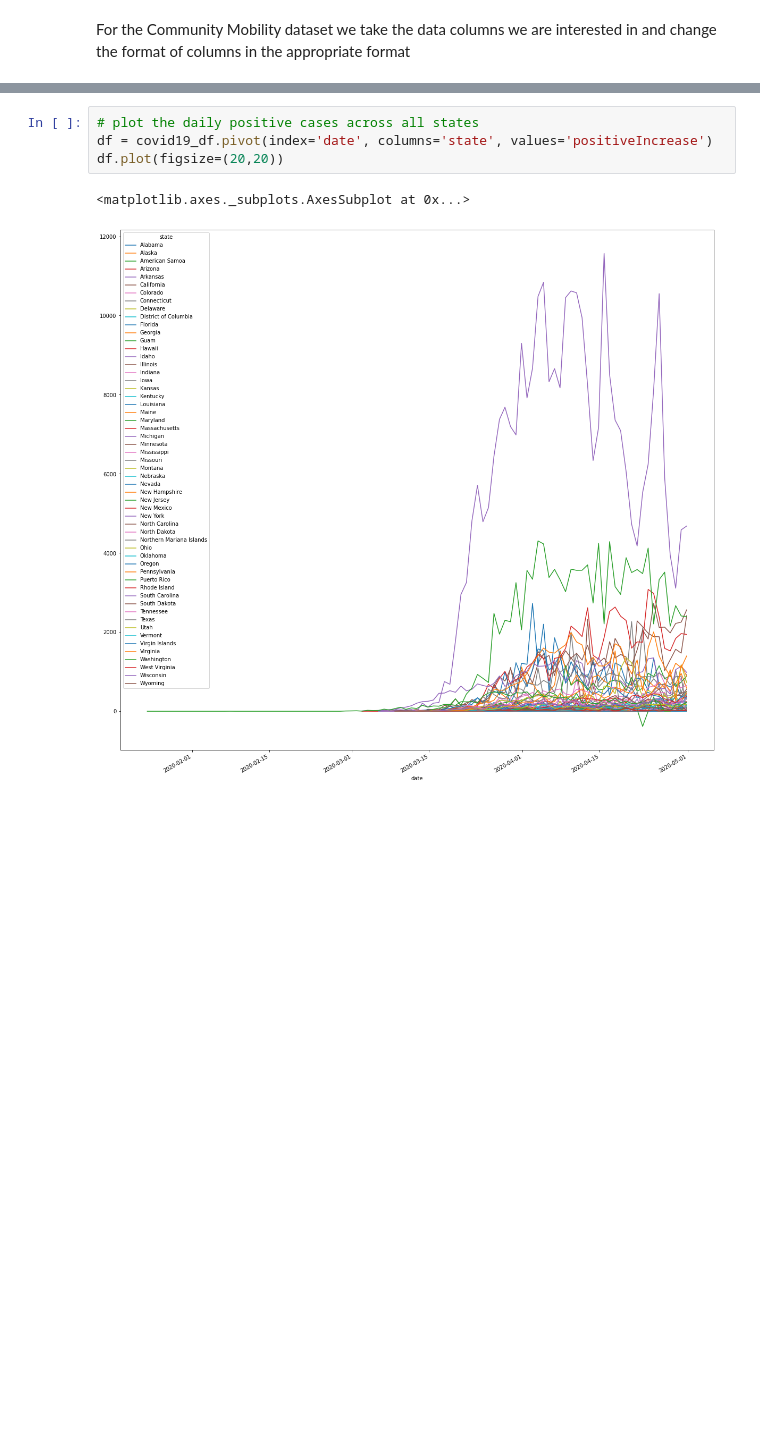
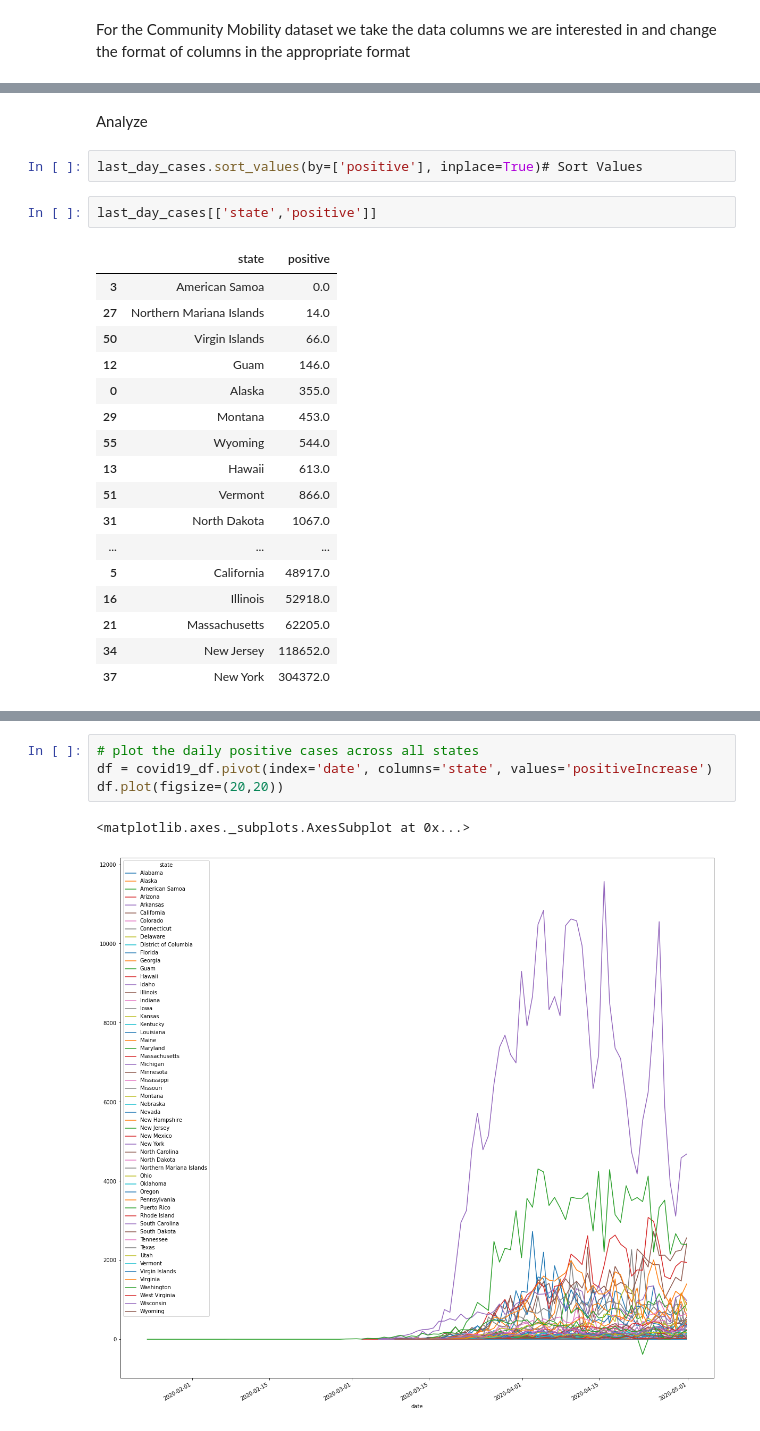
Before and after one commit to dagisky/ML_Porjects, a Jupyter notebook: Covid19GoogleDs.ipynb, the cells around one changed output, grey strips where cells are left out. Cells and saved outputs as stored; diff of their text form; blank space fills up the shorter version.

```diff
--- a/Covid19GoogleDs.ipynb
+++ b/Covid19GoogleDs.ipynb
@@ -96,0 +173,24 @@ To further understand the transmission of the virus across different states, a g
+# %% [markdown]
+Analyze
+# %%
+last_day_cases.sort_values(by=['positive'], inplace=True)# Sort Values
+# %%
+last_day_cases[['state','positive']]
+# %% [output]
+|  | state | positive |
+| 3 | American Samoa | 0.0 |
+| 27 | Northern Mariana Islands | 14.0 |
+| 50 | Virgin Islands | 66.0 |
+| 12 | Guam | 146.0 |
+| 0 | Alaska | 355.0 |
+| 29 | Montana | 453.0 |
+| 55 | Wyoming | 544.0 |
+| 13 | Hawaii | 613.0 |
+| 51 | Vermont | 866.0 |
+| 31 | North Dakota | 1067.0 |
+| ... | ... | ... |
+| 5 | California | 48917.0 |
+| 16 | Illinois | 52918.0 |
+| 21 | Massachusetts | 62205.0 |
+| 34 | New Jersey | 118652.0 |
+| 37 | New York | 304372.0 |
```
Also changed, not shown: parts of 46 cells of this notebook.
